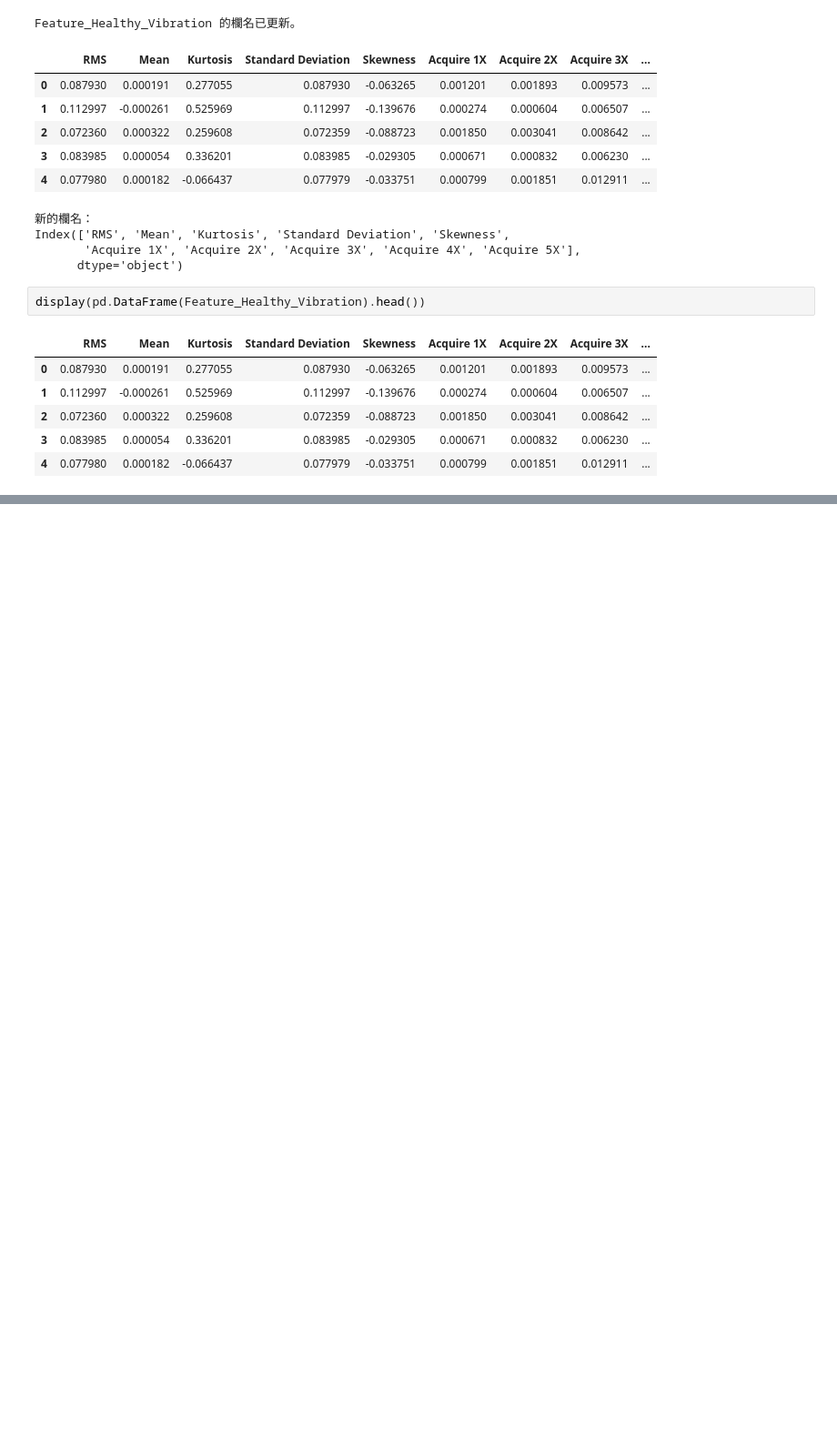
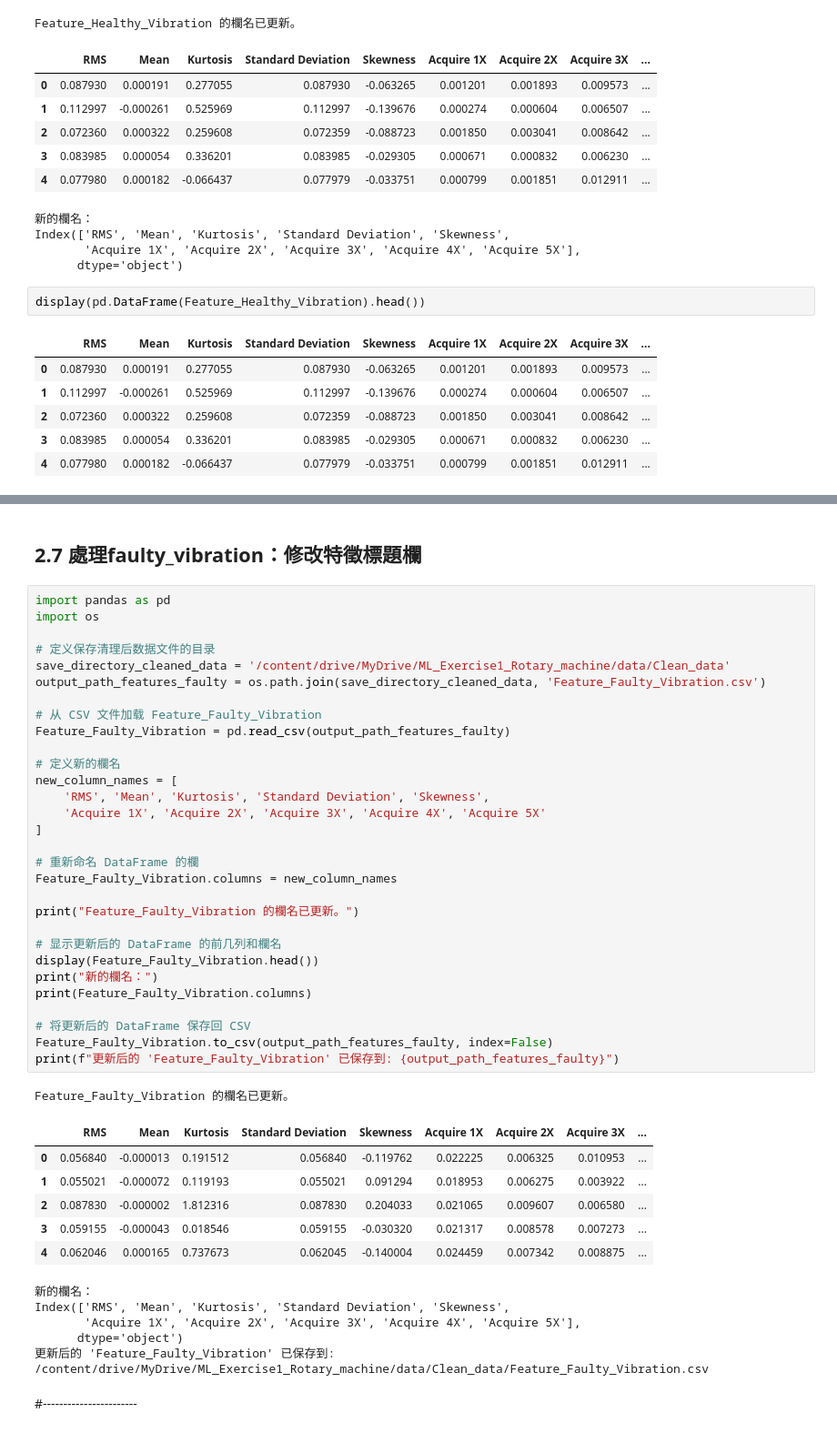
Before and after one commit to sula316/ML_Exercise1_Rotary_machine, a Jupyter notebook: ML_Exercise1_Rotary_machine_Step1_Data_Preprocessing.ipynb, the cells around one changed output, grey strips where cells are left out. Shown at 91% size. Drawn from its saved outputs; the diff is of its cells as text; blank space fills up the shorter version.

```diff
--- a/ML_Exercise1_Rotary_machine_Step1_Data_Preprocessing.ipynb
+++ b/ML_Exercise1_Rotary_machine_Step1_Data_Preprocessing.ipynb
@@ -880,0 +1138,47 @@ display(pd.DataFrame(Feature_Healthy_Vibration).head())
+# %% [markdown]
+## 2.7 處理faulty_vibration：修改特徵標題欄
+# %%
+import pandas as pd
+import os
+
+# 定义保存清理后数据文件的目录
+save_directory_cleaned_data = '/content/drive/MyDrive/ML_Exercise1_Rotary_machine/data/Clean_data'
+output_path_features_faulty = os.path.join(save_directory_cleaned_data, 'Feature_Faulty_Vibration.csv')
+
+# 从 CSV 文件加载 Feature_Faulty_Vibration
+Feature_Faulty_Vibration = pd.read_csv(output_path_features_faulty)
+
+# 定义新的欄名
+new_column_names = [
+    'RMS', 'Mean', 'Kurtosis', 'Standard Deviation', 'Skewness',
+    'Acquire 1X', 'Acquire 2X', 'Acquire 3X', 'Acquire 4X', 'Acquire 5X'
+]
+
+# 重新命名 DataFrame 的欄
+Feature_Faulty_Vibration.columns = new_column_names
+
+print("Feature_Faulty_Vibration 的欄名已更新。")
+
+# 显示更新后的 DataFrame 的前几列和欄名
+display(Feature_Faulty_Vibration.head())
+print("新的欄名：")
+print(Feature_Faulty_Vibration.columns)
+
+# 将更新后的 DataFrame 保存回 CSV
+Feature_Faulty_Vibration.to_csv(output_path_features_faulty, index=False)
+print(f"更新后的 'Feature_Faulty_Vibration' 已保存到: {output_path_features_faulty}")
+# %% [output]
+Feature_Faulty_Vibration 的欄名已更新。
+|  | RMS | Mean | Kurtosis | Standard Deviation | Skewness | Acquire 1X | Acquire 2X | Acquire 3X | ... |
+| 0 | 0.056840 | -0.000013 | 0.191512 | 0.056840 | -0.119762 | 0.022225 | 0.006325 | 0.010953 | ... |
+| 1 | 0.055021 | -0.000072 | 0.119193 | 0.055021 | 0.091294 | 0.018953 | 0.006275 | 0.003922 | ... |
+| 2 | 0.087830 | -0.000002 | 1.812316 | 0.087830 | 0.204033 | 0.021065 | 0.009607 | 0.006580 | ... |
+| 3 | 0.059155 | -0.000043 | 0.018546 | 0.059155 | -0.030320 | 0.021317 | 0.008578 | 0.007273 | ... |
+| 4 | 0.062046 | 0.000165 | 0.737673 | 0.062045 | -0.140004 | 0.024459 | 0.007342 | 0.008875 | ... |
+新的欄名：
+Index(['RMS', 'Mean', 'Kurtosis', 'Standard Deviation', 'Skewness',
+       'Acquire 1X', 'Acquire 2X', 'Acquire 3X', 'Acquire 4X', 'Acquire 5X'],
+      dtype='object')
+更新后的 'Feature_Faulty_Vibration' 已保存到: /content/drive/MyDrive/ML_Exercise1_Rotary_machine/data/Clean_data/Feature_Faulty_Vibration.csv
+# %% [markdown]
+#-----------------------
```
Also changed, not shown: parts of 17 cells of this notebook.
